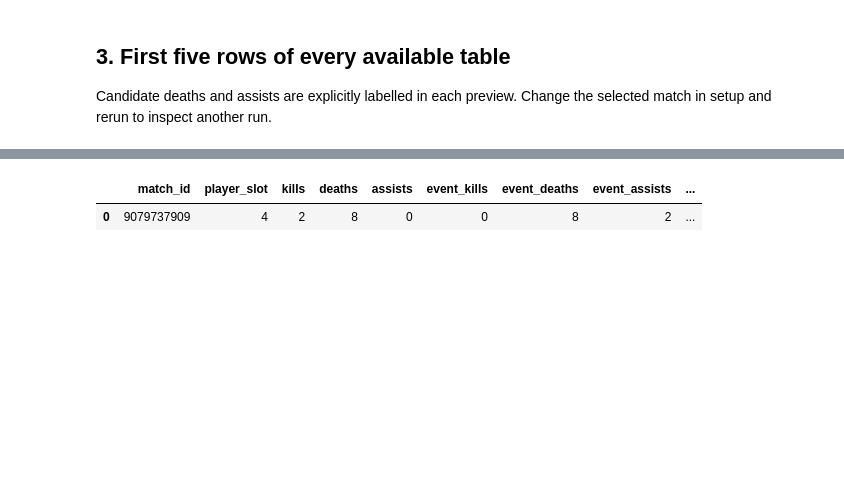
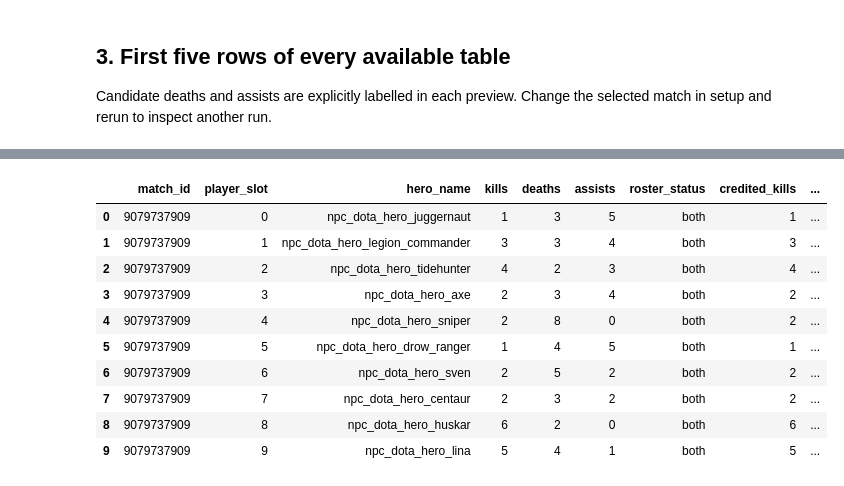
Before and after one commit to kohtw/dota-pipeline, a Jupyter notebook: notebooks/inspect_cleaned.ipynb, the cells around one changed output, grey strips where cells are left out. Saved outputs shown, nothing was run; the diff lists cells and outputs as text; code cells hidden in the pictures; blank space fills up the shorter version.

Commit message:
Fix KDA credit and integrate clean outputs with warehouse and dbt

```diff
--- a/notebooks/inspect_cleaned.ipynb
+++ b/notebooks/inspect_cleaned.ipynb
@@ -288,12 +335,27 @@ if not findings.empty:
     findings["blocks_this_run"] = findings["blocking"] & findings["rows"].gt(0)
 display(findings)
 review_dir = CLEAN_DIR / "_review" / f"match_id={MATCH_ID}"
-REVIEW_FINDING = "scoreboard_disagreements"
+nonempty_findings = [name for name, detail in (report.get("findings", {}) if report else {}).items()
+                     if detail.get("rows", 0) > 0]
+REVIEW_FINDING = next((name for name in ["kda_assumed_links", "kda_same_side_assists", "kda_credit_review"]
+                       if name in nonempty_findings), "scoreboard_disagreements")
 review_rows = read_parts(review_dir / REVIEW_FINDING)
 if review_rows is None:
     print(f"No saved diagnostic rows for {REVIEW_FINDING}.")
 else:
     display(review_rows)
+if "deaths" in tables and {"credited_killer_slot", "link_status"}.issubset(tables["deaths"].columns):
+    deaths = tables["deaths"]
+    print("Assumption-labelled deaths:", sources["deaths"])
+    display(deaths.loc[deaths["link_status"].ne("exact")])
+    print("Last hitter differs from credited killer:", sources["deaths"])
+    display(deaths.loc[deaths["credited_killer_slot"].notna()
+        & (deaths["killer_slot"].isna()
+           | deaths["killer_slot"].ne(deaths["credited_killer_slot"]).fillna(False)),
+        ["match_id", "tick", "victim_slot", "killer_name", "killer_slot", "credited_killer_slot", "link_status"]])
+if "death_assists" in tables and "same_side" in tables["death_assists"]:
+    print("Same-side assists:", sources["death_assists"])
+    display(tables["death_assists"].loc[tables["death_assists"]["same_side"].fillna(False)])
 # %% [output]
 |  | finding | rows | blocking | blocks_this_run |
 | 0 | invalid_game_clock | 0 | True | False |
@@ -324,23 +398,50 @@ incomplete run, not final warehouse facts.
 # %%
-scoreboard = read_parts(review_dir / "scoreboard_disagreements")
-if scoreboard is None:
-    print("No saved scoreboard disagreements.")
+def compare_credit(roster, player_stats, deaths, assists):
+    keys = ["match_id", "player_slot"]
+    if roster[keys].isna().any(axis=None) or roster.duplicated(keys).any():
+        raise ValueError("The player roster has null or repeated keys")
+    last_ticks = player_stats.groupby(keys, as_index=False)["tick"].max()
+    final = player_stats.merge(last_ticks, on=[*keys, "tick"], how="inner", validate="many_to_one")
+    if final.duplicated(keys).any():
+        raise ValueError("Final player snapshots are ambiguous; inspect repeated keys")
+    comparison = roster[[*keys, "hero_name"]].merge(
+        final[[*keys, "kills", "deaths", "assists"]], on=keys,
+        how="outer", validate="one_to_one", indicator="roster_status")
+    for events, slot, stat in [(deaths, "credited_killer_slot", "kills"),
+                               (deaths, "victim_slot", "deaths"),
+                               (assists, "assist_slot", "assists")]:
+        if events[slot].isna().any() and slot != "credited_killer_slot":
+            raise ValueError(f"Missing required credit slot: {slot}")
+        credit = events.dropna(subset=[slot])
+        # Do not silently lose credited players absent from the roster.
+        membership = credit[["match_id", slot]].rename(columns={slot: "player_slot"}).merge(
+            roster[keys].assign(in_roster=True), on=keys, how="left", validate="many_to_one")
+        if membership["in_roster"].isna().any():
+            raise ValueError(f"Credit references a player outside the roster: {slot}")
+        counts = credit.groupby(["match_id", slot]).size().rename(f"credited_{stat}").reset_index()
+        counts = counts.rename(columns={slot: "player_slot"})
+        comparison = comparison.merge(counts, on=keys, how="left", validate="one_to_one")
+        comparison[f"credited_{stat}"] = comparison[f"credited_{stat}"].fillna(0).astype("Int64")
+        comparison[f"{stat}_difference"] = comparison[f"credited_{stat}"] - comparison[stat]
+    differences = [f"{stat}_difference" for stat in ["kills", "deaths", "assists"]]
+    comparison["mismatch"] = (comparison[differences].isna().any(axis=1)
+        | comparison[differences].ne(0).fillna(True).any(axis=1)
+        | comparison["roster_status"].ne("both"))
+    return comparison
+
+comparison = None
+needed = {"players", "player_stats", "deaths", "death_assists"}
+if not needed.issubset(tables):
+    print("Cannot recount credit; missing:", sorted(needed - set(tables)))
+elif "credited_killer_slot" not in tables["deaths"]:
+    print("Old death schema: run the counter-based cleaner first.")
 else:
-    comparison = scoreboard.copy()
-    for statistic in ["kills", "deaths", "assists"]:
-        event_col = "event_" + statistic
-        if statistic in comparison and event_col in comparison:
-            comparison[statistic + "_difference"] = comparison[event_col] - comparison[statistic]
-    if "players" in tables:
-        comparison = comparison.merge(tables["players"][["match_id", "player_slot", "hero_name"]],
-            on=["match_id", "player_slot"], how="left", validate="many_to_one")
-    display(comparison)
-    if "death_assists" in tables:
-        related_assists = tables["death_assists"].merge(scoreboard[["match_id", "player_slot"]].rename(
-            columns={"player_slot": "assist_slot"}), on=["match_id", "assist_slot"], how="inner", validate="many_to_one")
-        if "deaths" in tables:
-            related_assists = related_assists.merge(tables["deaths"],
-                on=["match_id", "tick", "victim_slot"], how="left", validate="many_to_one")
-        print("Related assist candidates:")
-        display(related_assists.sort_values(["assist_slot", "tick"]))
+    comparison = compare_credit(tables["players"], tables["player_stats"],
+                                tables["deaths"], tables["death_assists"])
+    print("Credit sources:", sources["deaths"], "|", sources["death_assists"])
+    print("Completed run:", SELECTED_READY)
+    display(comparison.sort_values("player_slot"))
+    print("Players checked:", len(comparison), "| K/D/A values:", len(comparison) * 3,
+          "| Mismatching players:", int(comparison["mismatch"].sum()))
+    display(comparison.loc[comparison["mismatch"]])
 # %% [output]
@@ -347,2 +450,11 @@ else:
-|  | match_id | player_slot | kills | deaths | assists | event_kills | event_deaths | event_assists | ... |
-| 0 | 9079737909 | 4 | 2 | 8 | 0 | 0 | 8 | 2 | ... |
+|  | match_id | player_slot | hero_name | kills | deaths | assists | roster_status | credited_kills | ... |
+| 0 | 9079737909 | 0 | npc_dota_hero_juggernaut | 1 | 3 | 5 | both | 1 | ... |
+| 1 | 9079737909 | 1 | npc_dota_hero_legion_commander | 3 | 3 | 4 | both | 3 | ... |
+| 2 | 9079737909 | 2 | npc_dota_hero_tidehunter | 4 | 2 | 3 | both | 4 | ... |
+| 3 | 9079737909 | 3 | npc_dota_hero_axe | 2 | 3 | 4 | both | 2 | ... |
+| 4 | 9079737909 | 4 | npc_dota_hero_sniper | 2 | 8 | 0 | both | 2 | ... |
+| 5 | 9079737909 | 5 | npc_dota_hero_drow_ranger | 1 | 4 | 5 | both | 1 | ... |
+| 6 | 9079737909 | 6 | npc_dota_hero_sven | 2 | 5 | 2 | both | 2 | ... |
+| 7 | 9079737909 | 7 | npc_dota_hero_centaur | 2 | 3 | 2 | both | 2 | ... |
+| 8 | 9079737909 | 8 | npc_dota_hero_huskar | 6 | 2 | 0 | both | 6 | ... |
+| 9 | 9079737909 | 9 | npc_dota_hero_lina | 5 | 4 | 1 | both | 5 | ... |
```
Also changed, not shown: parts of 19 cells of this notebook, 49 other files.
